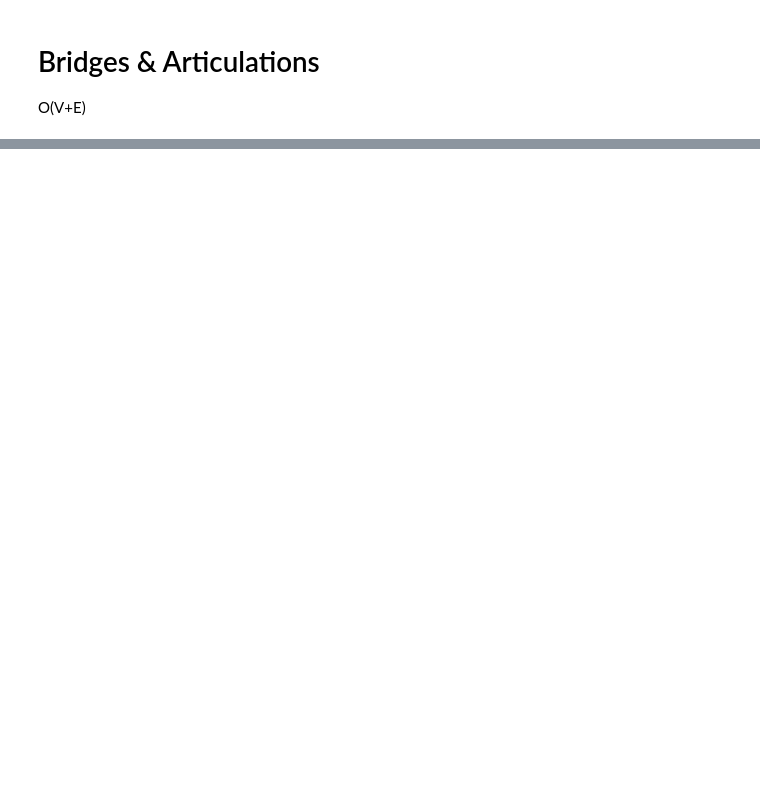
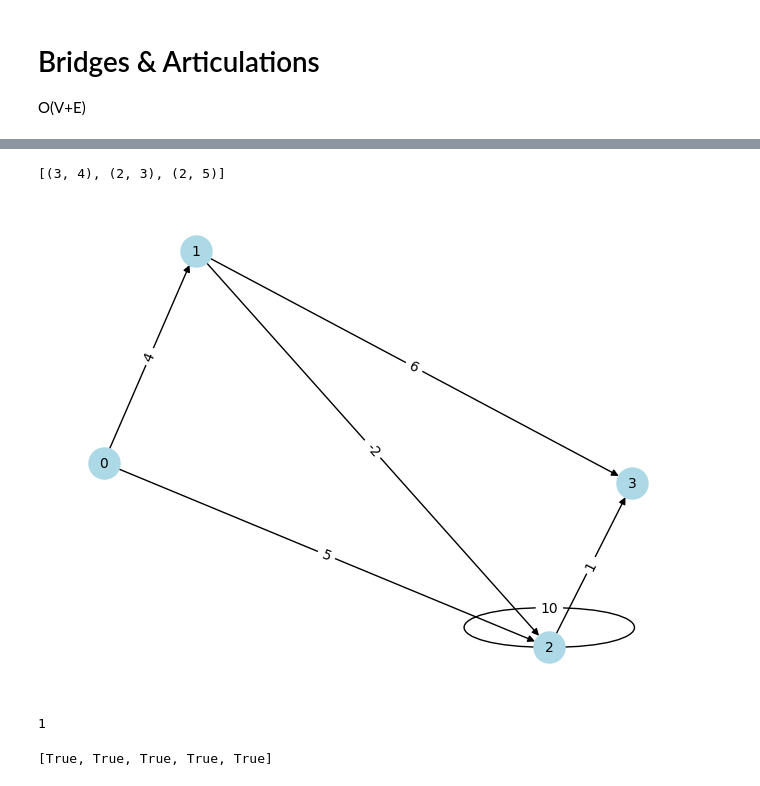
Before and after one commit to silasyl/graphtheory, a Jupyter notebook: debug2.ipynb, the cells around one changed output, grey strips where cells are left out. Drawn from its saved outputs; the diff is of its cells as text; code cells hidden in the pictures; blank space fills up the shorter version.

```diff
--- a/debug2.ipynb
+++ b/debug2.ipynb
@@ -27,0 +41,16 @@ view_graph(graph, directed=False)
+# %%
+bd.solve()
+# %% [output]
+[(3, 4), (2, 3), (2, 5)]
+# %%
+graph = AdjacencyList(5)
+graph.add_edge(0, 1, 4)
+graph.add_edge(0, 2, 5)
+graph.add_edge(1, 2, -2)
+graph.add_edge(1, 3, 6)
+graph.add_edge(2, 3, 1)
+graph.add_edge(2, 2, 10)
+# %%
+view_graph(graph, directed=True)
+# %% [output]
+[figure, added]
@@ -27,0 +59,8 @@ view_graph(graph, directed=False)
+# %%
+dfs.solve(4)
+# %% [output]
+1
+# %%
+dfs.visited
+# %% [output]
+[True, True, True, True, True]
```
Also changed, not shown: parts of 5 cells of this notebook, 7 other files.
